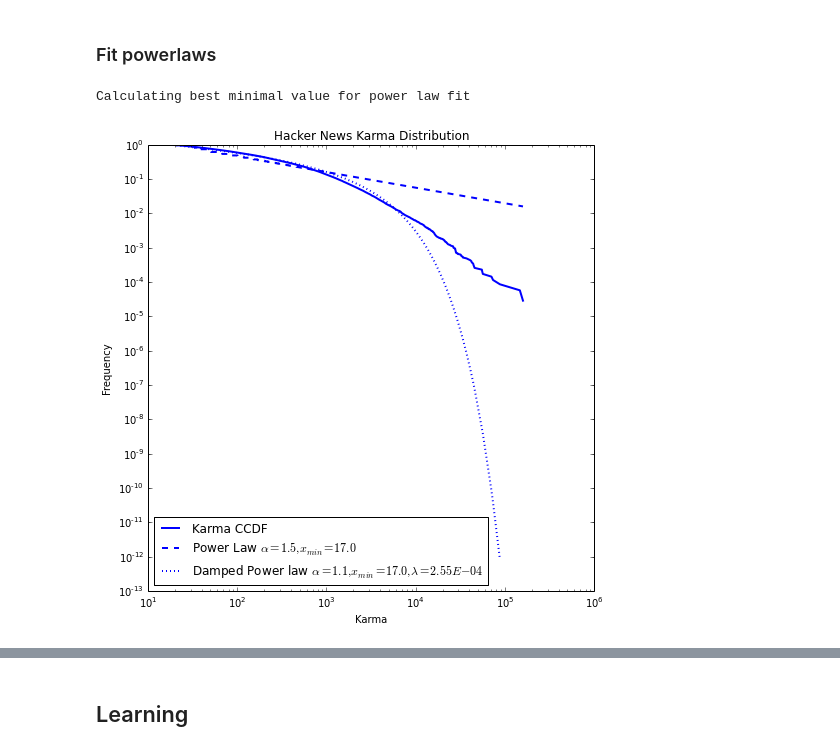
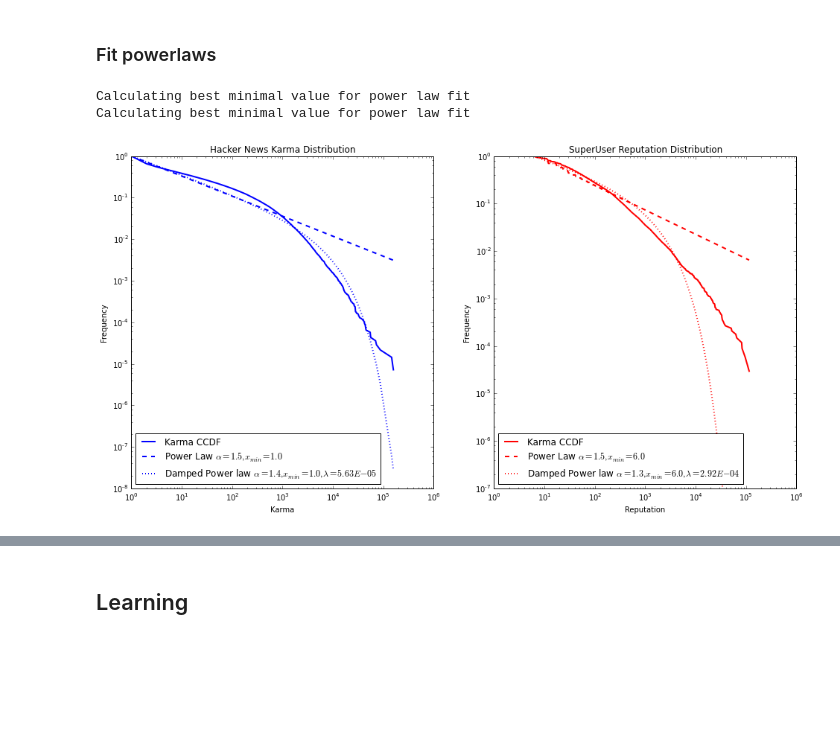
Before and after one commit to turtlesoupy/karma-prediction-cs224w, a Jupyter notebook: ipython/Karma.ipynb, the cells around one changed output, grey strips where cells are left out. Saved outputs shown, nothing was run; the diff lists cells and outputs as text; code cells hidden in the pictures; blank space fills up the shorter version.

Commit message:
Powerlaw graph

```diff
--- a/ipython/Karma.ipynb
+++ b/ipython/Karma.ipynb
@@ -738,20 +738,38 @@ print np.std(su_user_polarity)
 ### Fit powerlaws
 # %%
 fit = powerlaw.Fit([e for e in hn_karmas if e > 0])
-fig = plt.figure(figsize=(8,8))
-ax = fig.add_subplot(111)
+fig = plt.figure(figsize=(16,8))
+ax = fig.add_subplot(121)
 fit.plot_ccdf(color='b', linewidth=2, label="Karma CCDF", ax=ax)
 fit.power_law.plot_ccdf(color='b', linestyle='--', linewidth=2, ax=ax,
                         label=r"Power Law $\alpha=%.1f,x_{min}=%.1f$" % (fit.power_law.alpha, fit.power_law.xmin))
 fit.truncated_power_law.plot_ccdf(color='b', linestyle=':', linewidth=2, ax=ax,
                         label=r"Damped Power law $\alpha=%.1f,x_{min}=%.1f,\lambda=%.2E$" % (fit.truncated_power_law.alpha,
                                                                                     fit.truncated_power_law.xmin,
                                                                                     fit.truncated_power_law.Lambda))
 ax.set_title("Hacker News Karma Distribution")
 ax.set_xlabel("Karma")
 ax.set_ylabel("Frequency")
 ax.legend(loc="lower left")
-fig.savefig(os.path.join(FIGURES_DIR, "hn_karma_distribution.pdf"))
+
+ax = fig.add_subplot(122)
+fit = powerlaw.Fit([max(e - 100, 1) for e in su_reputations if e > 0])
+fit.plot_ccdf(color='r', linewidth=2, label="Karma CCDF", ax=ax)
+fit.power_law.plot_ccdf(color='r', linewidth=2, linestyle='--', ax=ax,
+                        label=r"Power Law $\alpha=%.1f,x_{min}=%.1f$" % (fit.power_law.alpha, fit.power_law.xmin))
+fit.truncated_power_law.plot_ccdf(color='r', linestyle=':', linewidth=2, ax=ax,
+                        label=r"Damped Power law $\alpha=%.1f,x_{min}=%.1f,\lambda=%.2E$" % (fit.truncated_power_law.alpha,
+                                                                                    fit.truncated_power_law.xmin,
+                                                                                    fit.truncated_power_law.Lambda))
+ax.set_title("SuperUser Reputation Distribution")
+ax.set_xlabel("Reputation")
+ax.set_ylabel("Frequency")
+ax.set_xlim(xmin=1)
+ax.set_ylim(ymin=10**(-7))
+ax.legend(loc="lower left")
+
+fig.savefig(os.path.join(FIGURES_DIR, "powerlaws.pdf"))
 # %% [output]
 Calculating best minimal value for power law fit
+Calculating best minimal value for power law fit
-[figure, old version]
+[figure, new version]
```
Also changed, not shown: parts of 1 cell of this notebook, 3 other files.
